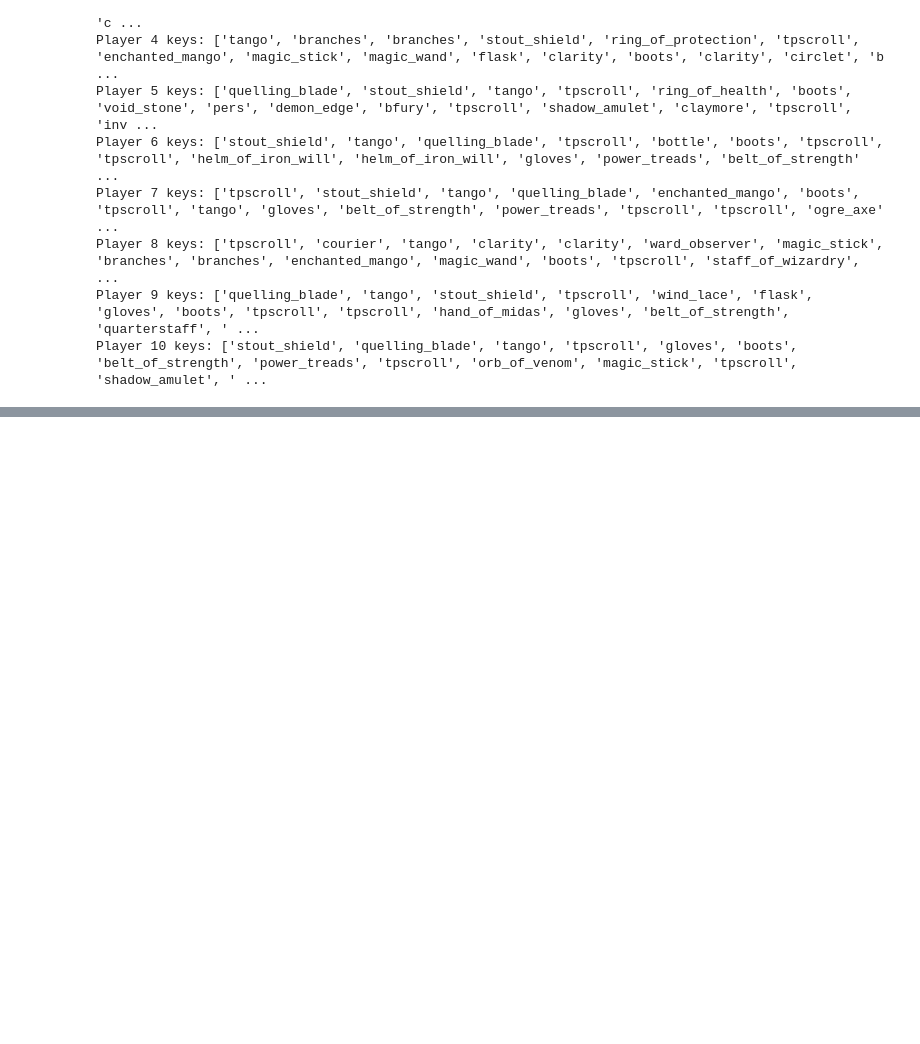
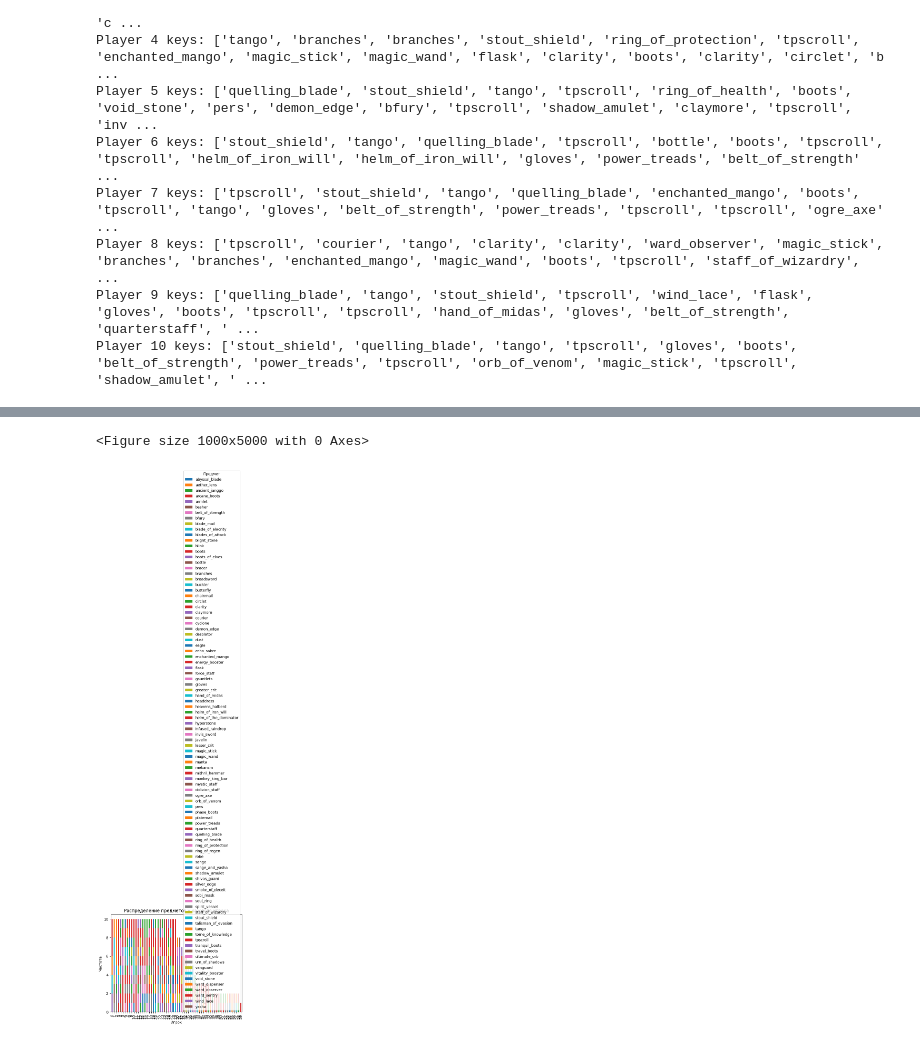
Before and after one commit to CodeMasterRU/DotaStreamlit, a Jupyter notebook: win_predict.ipynb, the cells around one changed output, grey strips where cells are left out. Drawn from its saved outputs; the diff is of its cells as text; code cells hidden in the pictures; blank space fills up the shorter version.

```diff
--- a/win_predict.ipynb
+++ b/win_predict.ipynb
@@ -214,3 +214,6 @@ Player 7 keys: ['tpscroll', 'stout_shield', 'tango', 'quelling_blade', 'enchante
 Player 8 keys: ['tpscroll', 'courier', 'tango', 'clarity', 'clarity', 'ward_observer', 'magic_stick', 'branches', 'branches', 'enchanted_mango', 'magic_wand', 'boots', 'tpscroll', 'staff_of_wizardry', ...
 Player 9 keys: ['quelling_blade', 'tango', 'stout_shield', 'tpscroll', 'wind_lace', 'flask', 'gloves', 'boots', 'tpscroll', 'tpscroll', 'hand_of_midas', 'gloves', 'belt_of_strength', 'quarterstaff', ' ...
 Player 10 keys: ['stout_shield', 'quelling_blade', 'tango', 'tpscroll', 'gloves', 'boots', 'belt_of_strength', 'power_treads', 'tpscroll', 'orb_of_venom', 'magic_stick', 'tpscroll', 'shadow_amulet', ' ...
+# %%
+df_items = pd.DataFrame(keys_list)
+df_items
@@ -216,0 +233,11 @@ Player 10 keys: ['stout_shield', 'quelling_blade', 'tango', 'tpscroll', 'gloves'
+# %%
+plt.figure(figsize=(10, 50))
+df_items.apply(lambda x: x.value_counts()).T.plot(kind='bar', stacked=True)
+plt.title('Распределение предметов у каждого игрока')
+plt.xlabel('Игрок')
+plt.ylabel('Частота')
+plt.legend(title='Предмет')
+plt.show()
+# %% [output]
+<Figure size 1000x5000 with 0 Axes>
+[figure, added]
```
Also changed, not shown: parts of 3 cells of this notebook.
